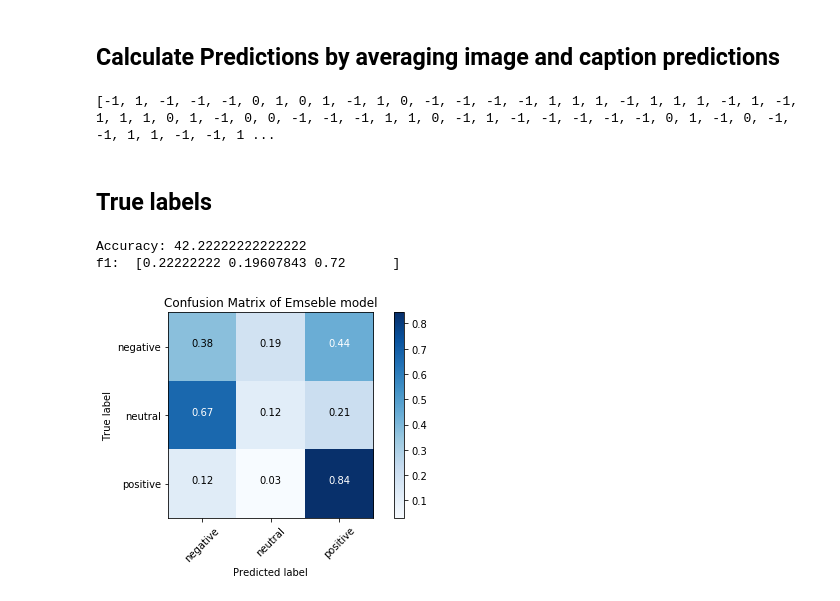
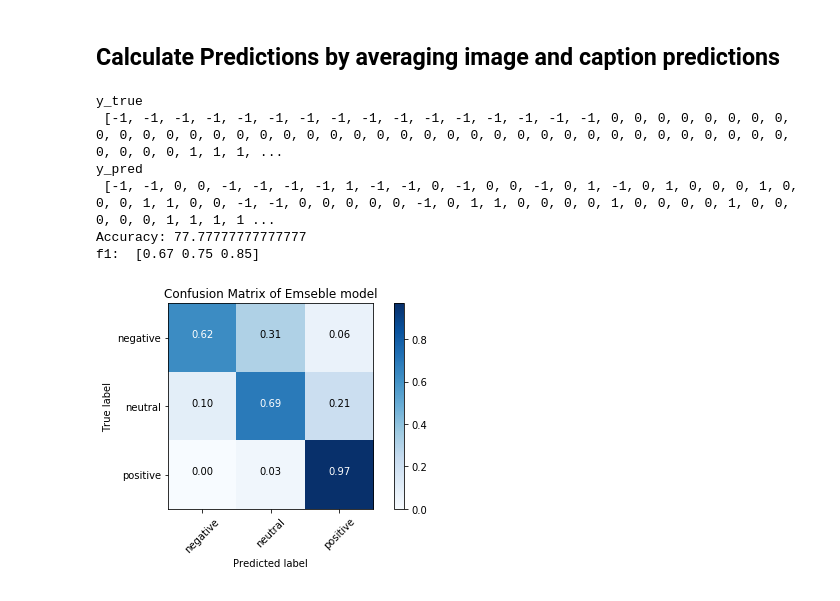
Before and after one commit to elkhand/human-emotions-classifier, a Jupyter notebook: Model emseble - Image and Caption.ipynb, the cells around one changed output. Saved outputs shown, nothing was run; the diff lists cells and outputs as text; code cells hidden in the pictures.

Commit message:
Fixed Ensemble model results, got better results Accuracy: 77.77777777777777

```diff
--- a/Model emseble - Image and Caption.ipynb
+++ b/Model emseble - Image and Caption.ipynb
@@ -266,23 +61,37 @@ print(caption_predictions)
 # %% [markdown]
 ## Calculate Predictions by averaging image and caption predictions
-# %%
-# print(caption_predictions[:3])
-# print(image_predictions[:3])
-# print("\n")
-#============= label_map_from_train_gen  {'negative': 0, 'neutral': 1, 'positive': 2}  =================
-#image {-1: 0, 0: 1, 1: 2}
-#caption class_to_index {0: 0, -1: 1, 1: 2}
-class_to_index = {0: 0, -1: 1, 1: 2}
-predictions = np.add(caption_predictions, image_predictions) / 2.0
-y_pred = imut.conver_predictions_to_classes(predictions, class_to_index)
-print(y_pred)
-# %% [output]
-[-1, 1, -1, -1, -1, 0, 1, 0, 1, -1, 1, 0, -1, -1, -1, -1, 1, 1, 1, -1, 1, 1, 1, -1, 1, -1, 1, 1, 1, 0, 1, -1, 0, 0, -1, -1, -1, 1, 1, 0, -1, 1, -1, -1, -1, -1, -1, 0, 1, -1, 0, -1, -1, 1, 1, -1, -1, 1 ...
-# %% [markdown]
-## True labels
 # %%
-# TODO:
-# Fix mismatch here !!!
+y_true =  [-1, -1, -1, -1, -1, -1, -1, -1, -1, -1, -1, -1, -1, -1, -1, -1, 0, 0, 0, 0, 0, 0, 0, 0, 0, 0, 0, 0, 0, 0, 0, 0, 0, 0, 0, 0, 0, 0, 0, 0, 0, 0, 0, 0, 0, 0, 0, 0, 0, 0, 0, 0, 0, 0, 0, 0, 0, 0, 1, 1, 1, 1, 1, 1, 1, 1, 1, 1, 1, 1, 1, 1, 1, 1, 1, 1, 1, 1, 1, 1, 1, 1, 1, 1, 1, 1, 1, 1, 1, 1]
 
-y_true_caption= [0, 1, 1, 0, 0, -1, 0, 1, 1, 1, 1, 0, 0, 0, 1, -1, -1, 1, 0, 1, 1, 1, 1, 1, -1, 0, 1, 1, 0, 1, -1, -1, -1, 1, 0, -1, -1, 0, -1, 0, 0, 0, -1, 0, 1, 1, 1, 0, 1, 1, 0, 0, 0, 0, 1, 1, 0, 0, 1, 0, 0, 0, 0, 0, -1, 0, 0, 0, 0, -1, 0, -1, 1, 1, 1, 0, 0, -1, 1, 0, 0, 0, 1, 0, -1, 0, 1, 1, 0, 0]
-y_true_image = [-1, -1, -1, -1, -1, -1, -1, -1, -1, -1, -1, -1, -1, -1, -1, -1, 0, 0, 0, 0, 0, 0, 0, 0, 0, 0, 0, 0, 0, 0, 0, 0, 0, 0, 0, 0, 0, 0, 0, 0, 0, 0, 0, 0, 0, 0, 0, 0, 0, 0, 0, 0, 0, 0, 0, 0, 0, 0, 1, 1, 1, 1, 1, 1, 1, 1, 1, 1, 1, 1, 1, 1, 1, 1, 1, 1, 1, 1, 1, 1, 1, 1, 1, 1, 1, 1, 1, 1, 1, 1]
+y_pred = []
+for img_name in imgToPredictionFromImagesAligned:
+    caption_pred = imgToPredictionFromCaptions[img_name]
+    img_pred = imgToPredictionFromImagesAligned[img_name]
+    pred = (caption_pred + img_pred) / 2.0
+    y_pred.append(pred)
+
+y_pred = imut.conver_predictions_to_classes(y_pred, caption_class_to_index)
+print("y_true\n",y_true)
+print("y_pred\n",y_pred)
+
+correctCount = 0
+wrongCount = 0
+for predLabel,trueLabel in zip(y_pred, y_true):
+    if predLabel == trueLabel:
+        correctCount += 1
+    else:
+        wrongCount += 1
+accuracy = correctCount * 100.0 / (correctCount + wrongCount)
+print("Accuracy:", accuracy )
+f1 = f1_score(y_true, y_pred, average=None)
+print("f1: ", f1)
+titleOfConfusionMatrix = "Confusion Matrix of Emseble model"
+pt.plot_confusion_matrix_from_labels(y_true, y_pred, titleOfConfusionMatrix)
+# %% [output]
+y_true
+ [-1, -1, -1, -1, -1, -1, -1, -1, -1, -1, -1, -1, -1, -1, -1, -1, 0, 0, 0, 0, 0, 0, 0, 0, 0, 0, 0, 0, 0, 0, 0, 0, 0, 0, 0, 0, 0, 0, 0, 0, 0, 0, 0, 0, 0, 0, 0, 0, 0, 0, 0, 0, 0, 0, 0, 0, 0, 0, 1, 1, 1, ...
+y_pred
+ [-1, -1, 0, 0, -1, -1, -1, -1, 1, -1, -1, 0, -1, 0, 0, -1, 0, 1, -1, 0, 1, 0, 0, 0, 1, 0, 0, 0, 1, 1, 0, 0, -1, -1, 0, 0, 0, 0, 0, -1, 0, 1, 1, 0, 0, 0, 0, 1, 0, 0, 0, 0, 1, 0, 0, 0, 0, 0, 1, 1, 1, 1 ...
+Accuracy: 77.77777777777777
+f1:  [0.67 0.75 0.85]
+[figure, added]
@@ -356,18 +97,0 @@ filenames:  0            Alcohol 7.jpg
-# %%
-correctCount = 0
-wrongCount = 0
-for predLabel,trueLabel in zip(y_pred, y_true):
-    if predLabel == trueLabel:
-        correctCount += 1
-    else:
-        wrongCount += 1
-accuracy = correctCount * 100.0 / (correctCount + wrongCount)
-print("Accuracy:", accuracy )
-f1 = f1_score(y_true, predictionClasses, average=None)
-print("f1: ", f1)
-titleOfConfusionMatrix = "Confusion Matrix of Emseble model"
-pt.plot_confusion_matrix_from_labels(y_true, y_pred, titleOfConfusionMatrix)
-# %% [output]
-Accuracy: 42.22222222222222
-f1:  [0.22222222 0.19607843 0.72      ]
-[figure, removed]
```
Also changed, not shown: parts of 8 cells of this notebook, 3 other files.
